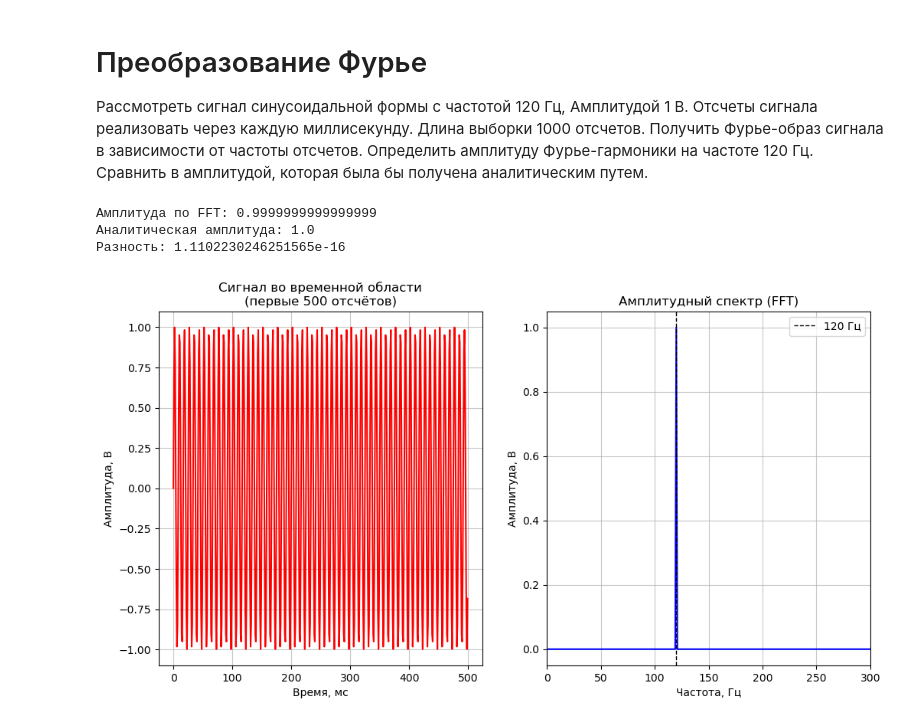
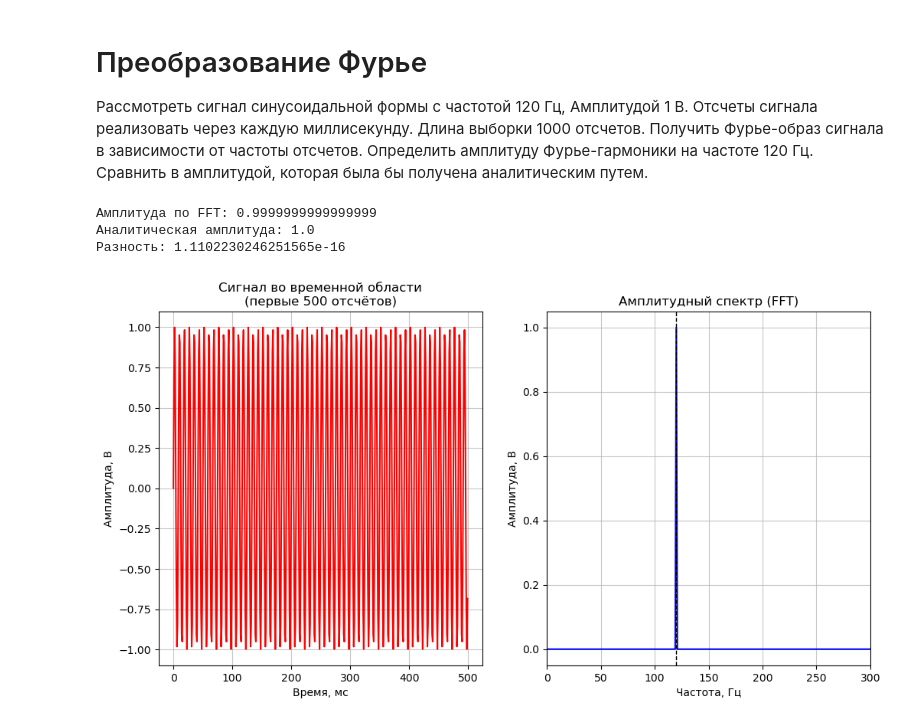
Before and after one commit to NevssZeppeli/computer_simulation_nsu, a Jupyter notebook: fourier.ipynb, the cells around one changed output. Drawn from its saved outputs; the diff is of its cells as text; code cells hidden in the pictures.

```diff
--- a/fourier.ipynb
+++ b/fourier.ipynb
@@ -28,32 +29,31 @@ ampl_spectrum = np.abs(fft_signal) / N
 
 # находим индекс бина, соответствуюещго 120 Герцам
 target_bin = np.argmin(np.abs(fft_signal_freqs - freq))
 ampl_fft = ampl_spectrum[target_bin] * 2
 
 print(f"Амплитуда по FFT: {ampl_fft}")
 print(f"Аналитическая амплитуда: {ampl}")
 print(f"Разность: {abs((ampl_fft - ampl))}")
 
 fig, ax = plt.subplots(1, 2, figsize=(12, 6))
 pos_freqs = fft_signal_freqs[:N//2]
 pos_amp = ampl_spectrum[:N//2] * 2
 
 ax[0].plot(t[:500] * 1000, signal[:500], color='red')
 ax[0].set_title('Сигнал во временной области\n(первые 500 отсчётов)')
 ax[0].set_xlabel('Время, мс')
 ax[0].set_ylabel('Амплитуда, В')
 ax[0].grid(True, alpha=0.7)
 
 ax[1].plot(pos_freqs, pos_amp, color='blue')
 ax[1].set_title('Амплитудный спектр (FFT)')
 ax[1].set_xlabel('Частота, Гц')
 ax[1].set_ylabel('Амплитуда, В')
 ax[1].set_xlim(0, 300)
 ax[1].axvline(freq, color='black', linestyle='--', linewidth=1, label=f'{freq} Гц')
-ax[1].legend()
 ax[1].grid(True, alpha=0.7)
 # %% [output]
 Амплитуда по FFT: 0.9999999999999999
 Аналитическая амплитуда: 1.0
 Разность: 1.1102230246251565e-16
-[figure, old version]
+[figure, new version]
```
Also changed, not shown: parts of 5 cells of this notebook.
